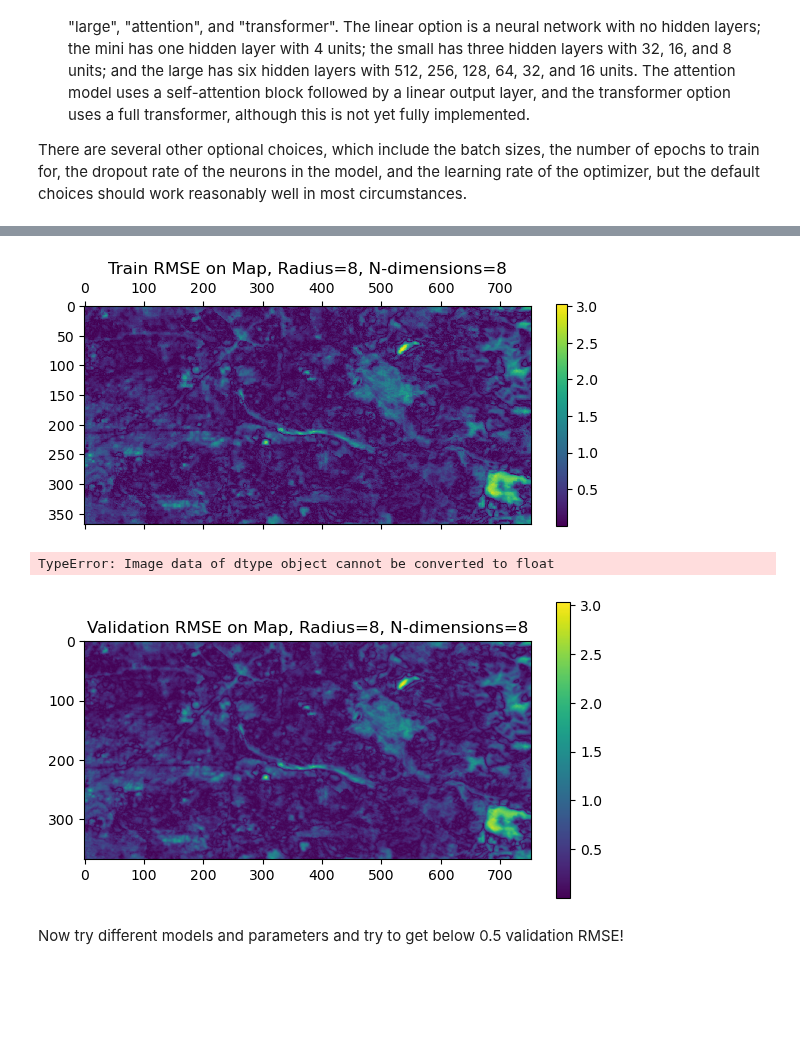
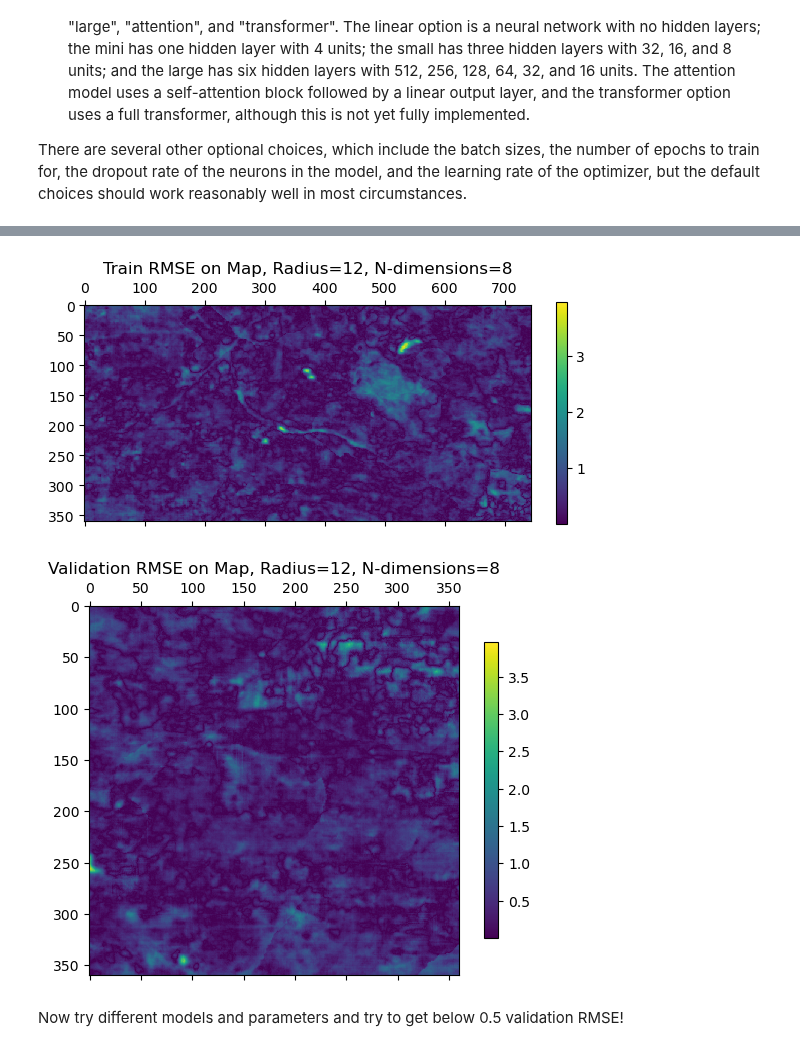
Before and after one commit to DannyCollinson/EMIT-ECOSTRESS, a Jupyter notebook: modeling/Patch_to_Pixel.ipynb, the cells around one changed output, grey strips where cells are left out. Drawn from its saved outputs; the diff is of its cells as text; code cells hidden in the pictures; blank space fills up the shorter version.

```diff
--- a/modeling/Patch_to_Pixel.ipynb
+++ b/modeling/Patch_to_Pixel.ipynb
@@ -18,11 +13,14 @@ We have to make at least four choices when we set up each problem.
 
 There are several other optional choices, which include the batch sizes, the number of epochs to train for, the dropout rate of the neurons in the model, and the learning rate of the optimizer, but the default choices should work reasonably well in most circumstances.
 # %%
+# change this!
+project_path = 'C:\\Users\\danny\\Documents_Local\\Caltech_2023-2024\\CS101'
+
 # specify these!
-input_type = 'AE'
+input_type = 'PCA'
 n_dimensions = 8
-radius = 8
-model_type = 'small'
+radius = 12
+model_type = 'linear'
 
 # optional parameters
 settings = {
@@ -32,6 +30,10 @@ settings = {
     'dropout_rate': 0.0,
     'learning_rate': 0.0001,
 }
+
+# only change this if your data is not organized as in the Google Drive
+import os
+base_data_path = os.path.join('Data', 'Dataset')
 
 # this runs the training!
 import sys
@@ -71,5 +74,4 @@ Running performance evaluations
-[figure, old version]
+[figure, new version]
-TypeError: Image data of dtype object cannot be converted to float
-[figure, old version]
+[figure, new version]
 # %% [markdown]
 Now try different models and parameters and try to get below 0.5 validation RMSE!
```
Also changed, not shown: parts of 3 cells of this notebook, 4 other files.
